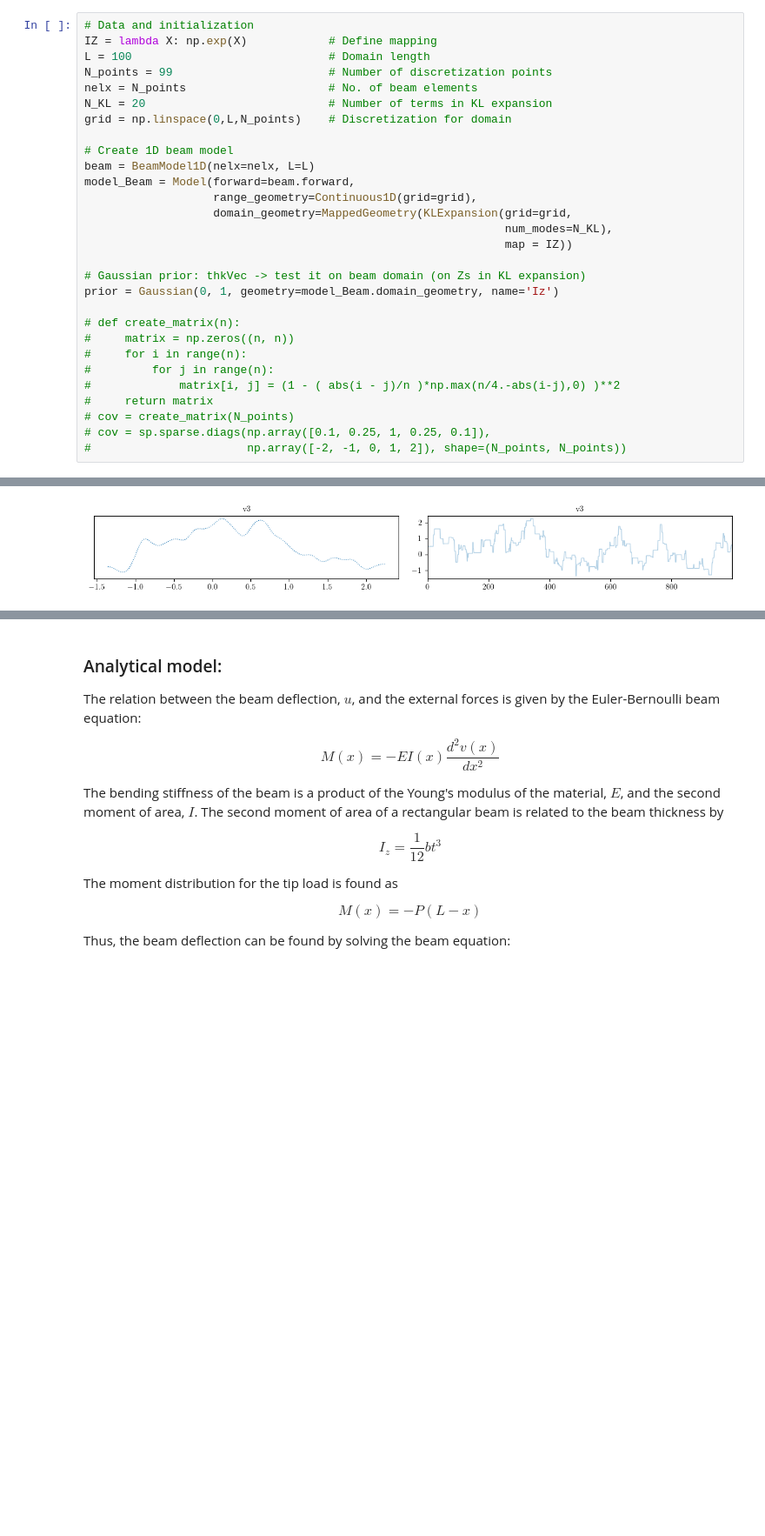
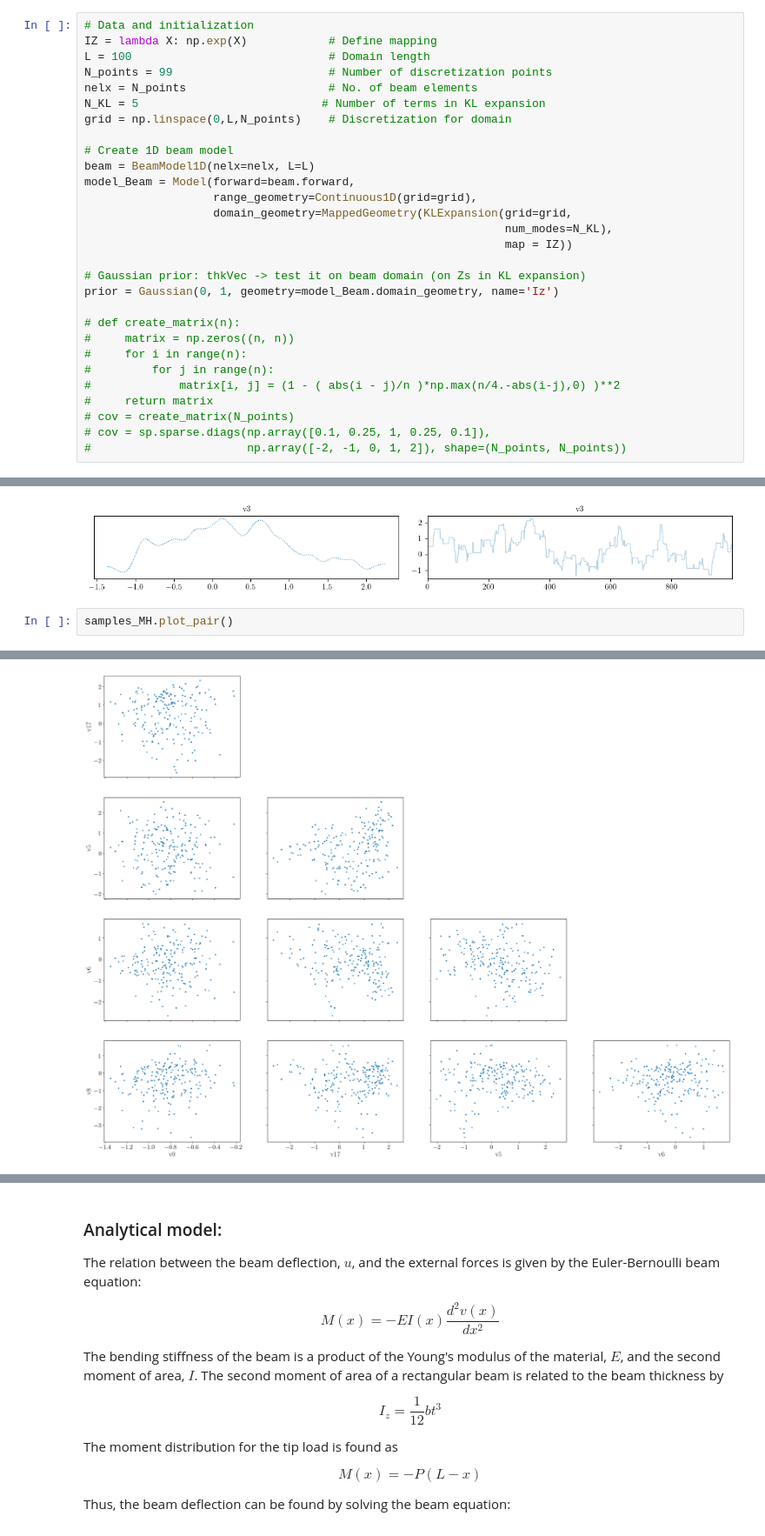
Before and after one commit to MarkusTHolm/BeamUQ, a Jupyter notebook: beamUQ.ipynb, the cells around one changed output, grey strips where cells are left out. Shown at 87% size. Cells and saved outputs as stored; diff of their text form; blank space fills up the shorter version.

```diff
--- a/beamUQ.ipynb
+++ b/beamUQ.ipynb
@@ -56,7 +56,7 @@ IZ = lambda X: np.exp(X)            # Define mapping
 L = 100                             # Domain length
 N_points = 99                       # Number of discretization points
 nelx = N_points                     # No. of beam elements
-N_KL = 20                           # Number of terms in KL expansion
+N_KL = 5                           # Number of terms in KL expansion
 grid = np.linspace(0,L,N_points)    # Discretization for domain
 
 # Create 1D beam model
@@ -241,3 +244,6 @@ samples_MH.plot_trace([3]);
 # samples_MH.plot_autocorrelation()
 # %% [output]
 [figure]
+# %%
+samples_MH.plot_pair()
+# %% [output]
@@ -243,0 +256 @@ samples_MH.plot_trace([3]);
+[figure, added]
```
Also changed, not shown: parts of 8 cells of this notebook.
